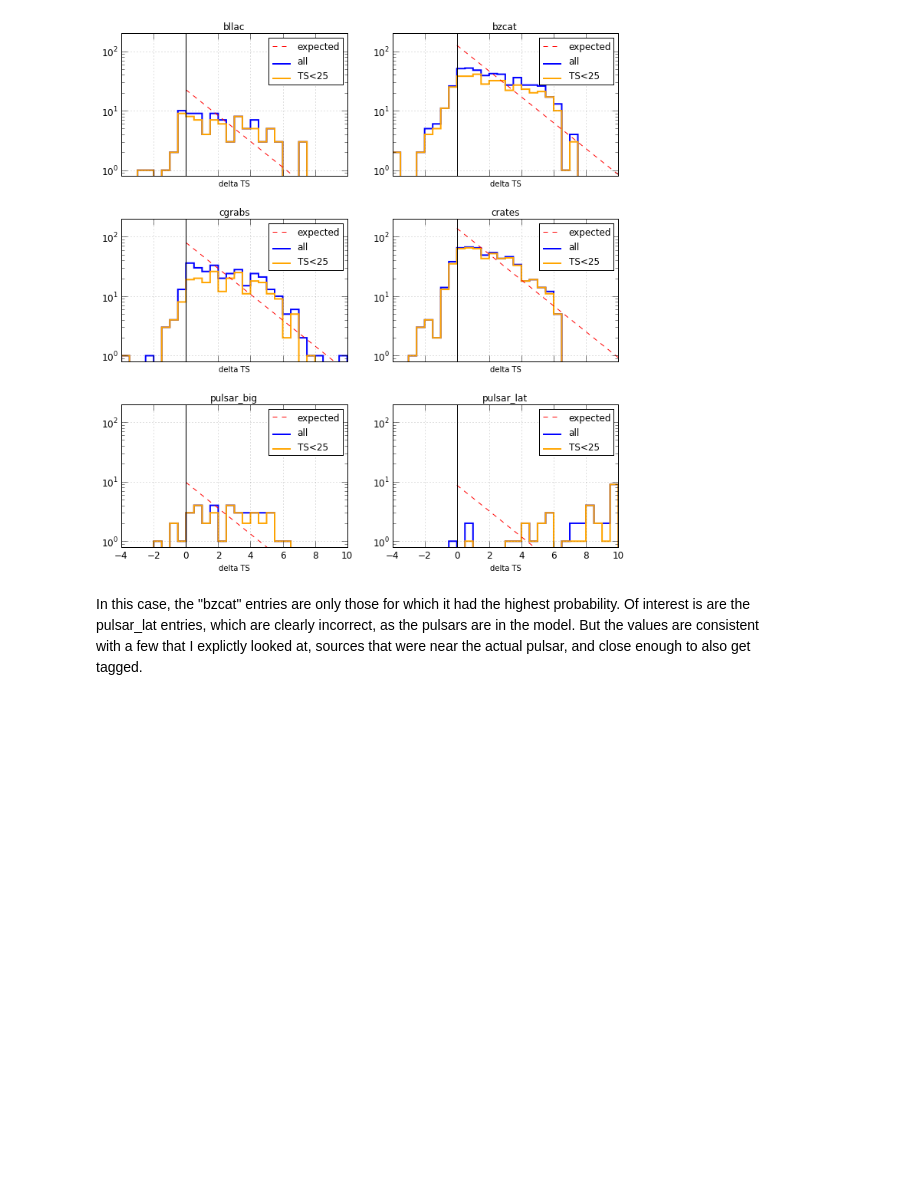
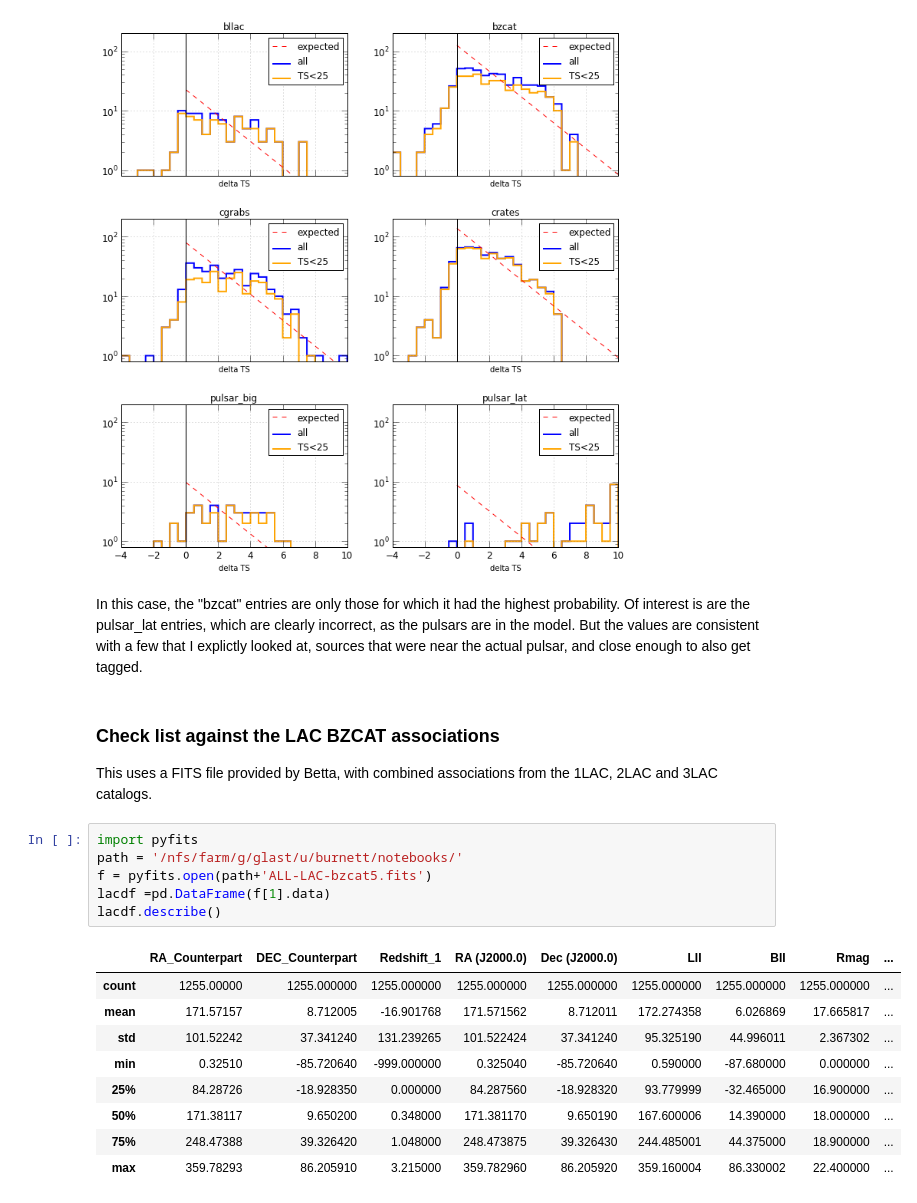
Before and after one commit to tburnett/Fermi-LAT, a Jupyter notebook: transients/BZCAT study.ipynb, the cells around one changed output. Cells and saved outputs as stored; diff of their text form; blank space fills up the shorter version.

```diff
--- a/transients/BZCAT study.ipynb
+++ b/transients/BZCAT study.ipynb
@@ -136,3 +136,23 @@ for ax,cat in zip(axx.flatten(), 'bllac bzcat cgrabs crates pulsar_big pulsar_la
 [figure]
 # %% [markdown]
 In this case, the "bzcat" entries are only those for which it had the highest probability. Of interest is are the pulsar_lat entries, which are clearly incorrect, as the pulsars are in the model. But the values are consistent with a few that I explictly looked at, sources that were near the actual pulsar, and close enough to also get tagged.
+# %% [markdown]
+### Check list against the LAC  BZCAT associations
+This uses a FITS file provided by Betta, with combined associations from the
+1LAC, 2LAC and 3LAC catalogs.
+# %%
+import pyfits
+path = '/nfs/farm/g/glast/u/burnett/notebooks/'
+f = pyfits.open(path+'ALL-LAC-bzcat5.fits')
+lacdf =pd.DataFrame(f[1].data)
+lacdf.describe()
+# %% [output]
+|  | RA_Counterpart | DEC_Counterpart | Redshift_1 | RA (J2000.0) | Dec (J2000.0) | LII | BII | Rmag | ... |
+| count | 1255.00000 | 1255.000000 | 1255.000000 | 1255.000000 | 1255.000000 | 1255.000000 | 1255.000000 | 1255.000000 | ... |
+| mean | 171.57157 | 8.712005 | -16.901768 | 171.571562 | 8.712011 | 172.274358 | 6.026869 | 17.665817 | ... |
+| std | 101.52242 | 37.341240 | 131.239265 | 101.522424 | 37.341240 | 95.325190 | 44.996011 | 2.367302 | ... |
+| min | 0.32510 | -85.720640 | -999.000000 | 0.325040 | -85.720640 | 0.590000 | -87.680000 | 0.000000 | ... |
+| 25% | 84.28726 | -18.928350 | 0.000000 | 84.287560 | -18.928320 | 93.779999 | -32.465000 | 16.900000 | ... |
+| 50% | 171.38117 | 9.650200 | 0.348000 | 171.381170 | 9.650190 | 167.600006 | 14.390000 | 18.000000 | ... |
+| 75% | 248.47388 | 39.326420 | 1.048000 | 248.473875 | 39.326430 | 244.485001 | 44.375000 | 18.900000 | ... |
+| max | 359.78293 | 86.205910 | 3.215000 | 359.782960 | 86.205920 | 359.160004 | 86.330002 | 22.400000 | ... |
```
Also changed, not shown: parts of 3 cells of this notebook.
